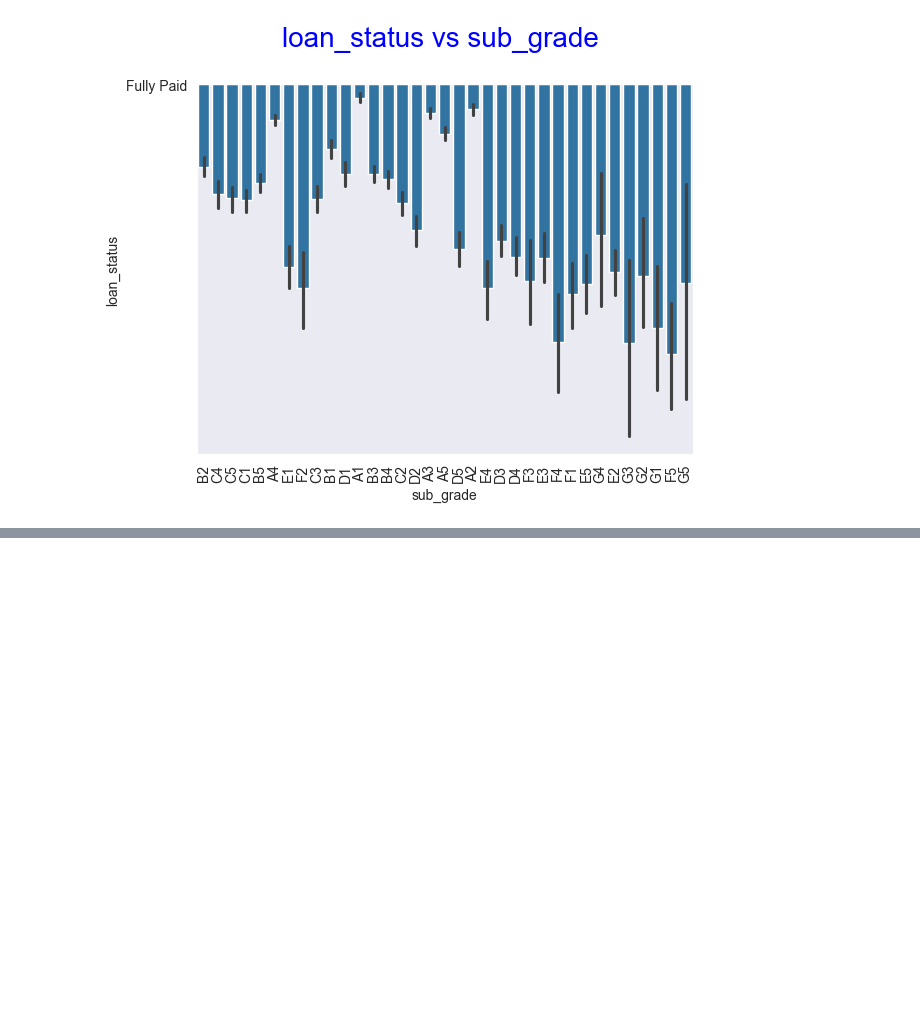
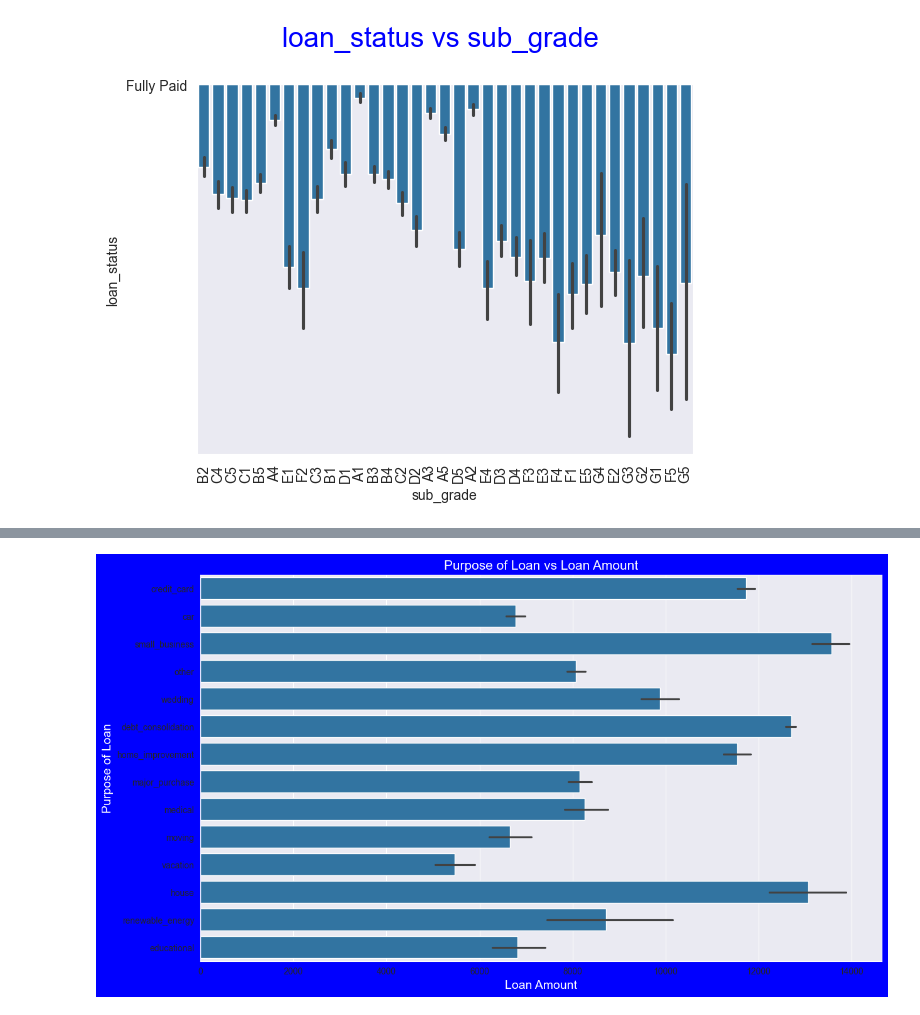
Before and after one commit to venkadesh-kannan/Lending-Club-Case-Study, a Jupyter notebook: venkadesh-kannan.ipynb, the cells around one changed output, grey strips where cells are left out. Drawn from its saved outputs; the diff is of its cells as text; code cells hidden in the pictures; blank space fills up the shorter version.

```diff
--- a/venkadesh-kannan.ipynb
+++ b/venkadesh-kannan.ipynb
@@ -311,0 +320,17 @@ plt.show()
+# %%
+# Bivariate Analysis - Puprose of loan vs Loan amount
+# violin Plot - It shows the distribution of quantitative data across several levels of one (or more) categorical variables
+# such that those distributions can be compared.
+
+plt.figure(figsize=(14,8),facecolor='b')
+ax=sns.barplot(y='purpose', x='loan_amnt', data =loandf1)
+ax.set_title('Purpose of Loan vs Loan Amount',fontsize=15,color='w')
+ax.set_ylabel('Purpose of Loan',fontsize=14,color = 'w')
+ax.set_xlabel('Loan Amount',fontsize=14,color = 'w')
+plt.show()
+
+# Observations:
+# Loan taken for small business purpose, Debt consolidation and Credit card are somewhat evenly distributed
+# as compare to loan taken for other purposes.
+# %% [output]
+[figure, added]
```
Also changed, not shown: parts of 5 cells of this notebook.
